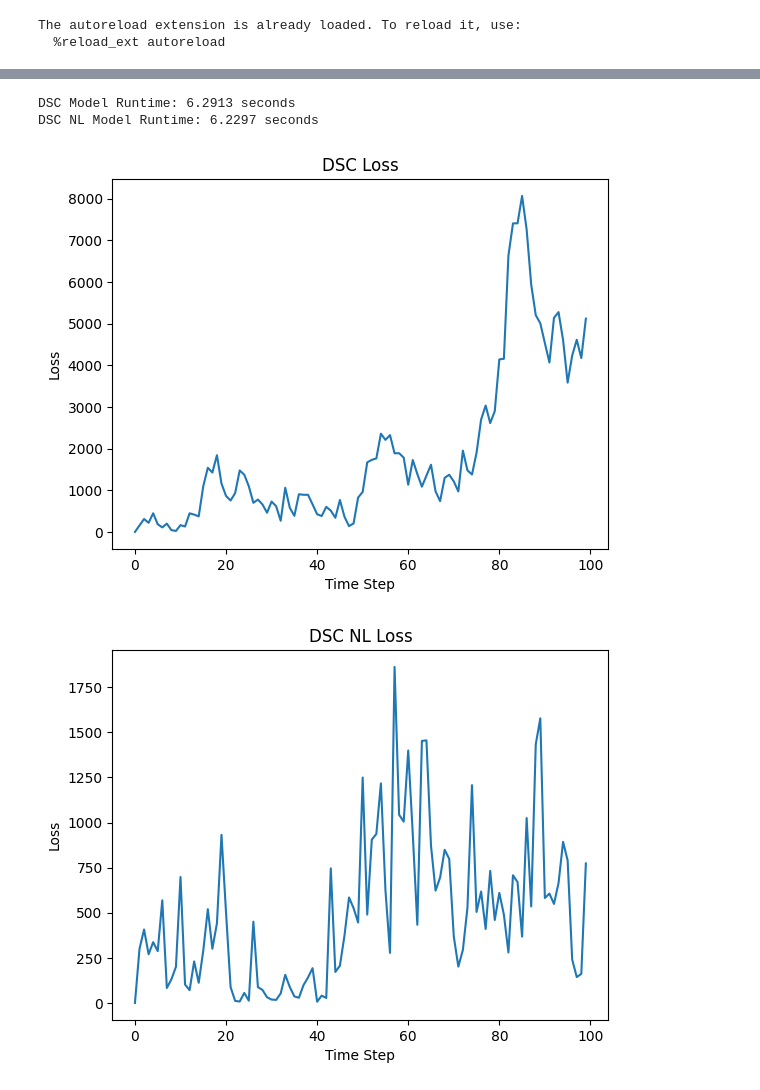
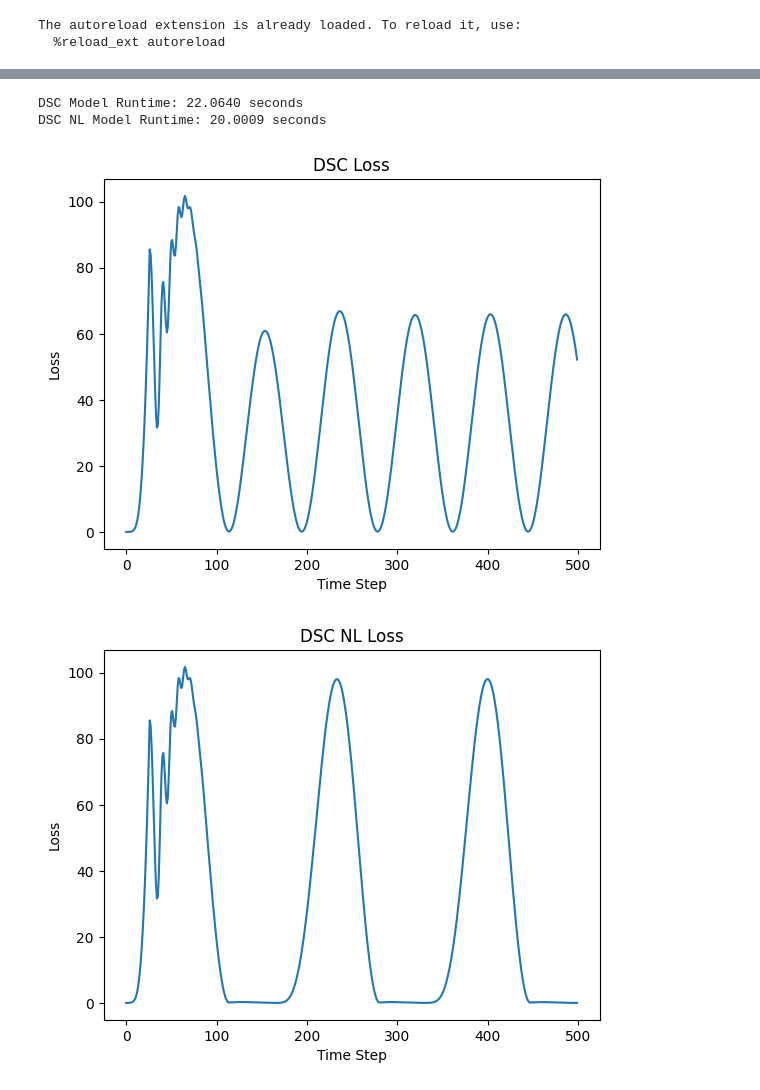
Before and after one commit to Sof0-0/spectral_control, a Jupyter notebook: tests_po.ipynb, the cells around one changed output, grey strips where cells are left out. Saved outputs shown, nothing was run; the diff lists cells and outputs as text; code cells hidden in the pictures.

```diff
--- a/tests_po.ipynb
+++ b/tests_po.ipynb
@@ -28,7 +29,7 @@ if torch.cuda.is_available():
 # LQG PO Experiments
 
 # Define system parameters
-d, n = 10, 4  # Example dimensions
+d, n = 1, 1  # Example dimensions
 A = make_diagonalizable_matrix(d)
 C = make_diagonalizable_matrix(d)
 B = np.random.randn(d, n)
@@ -193,62 +200,45 @@ Error:
 # DSC PO Experiments
 
 # Define system parameters
-d, n = 10, 4  # Example dimensions
+d, n = 1, 1  # Example dimensions
 
 
 
 # PARAMETERS
 h = 5         # Number of eigenpairs
 H = h
 m = 10      # order of log T (for the new Hankel Matrix) (only way I can achieve "going down" if this is large
 M = m
-gamma = 0.1 # should be very small (less than 2/3 for marginally stable systems) (check 0.2) for the GPC to be smoother
+gamma = 0.0001 # should be very small (less than 2/3 for marginally stable systems) (check 0.2) for the GPC to be smoother
 eta =  0.001  # Step size
-T = 100
+T = 500
 
 
-dsc_po = DSC_PO(A, B, C, Q, R, h, H, gamma, eta, T, name="DSC", nl=False)
-dsc_po_nl = DSC_PO(A, B, C, Q, R, h, H, gamma, eta, T, name="DSC", nl=True)
+dsc_po = DSC_New(A, B, C, Q, R, h, H, gamma, eta, T, name="DSC", nl=False)
+dsc_po_nl = DSC_New(A, B, C, Q, R, h, H, gamma, eta, T, name="DSC", nl=True)
 # dsc_po_stu = DSC_PO_STU(A, B, C, Q, R, h, H, gamma, eta, T, name="DSC", nl=False)
 
 
 # DSC
 start_time = time.time()
 dsc_po.run()
 end_time = time.time()
 print(f"DSC Model Runtime: {end_time - start_time:.4f} seconds")
 
 start_time = time.time()
 dsc_po_nl.run()
 end_time = time.time()
 print(f"DSC NL Model Runtime: {end_time - start_time:.4f} seconds")
 
-# start_time = time.time()
-# dsc_po_stu.run()
-# end_time = time.time()
-# print(f"DSC STU Model Runtime: {end_time - start_time:.4f} seconds")
-
-
-# # OSC_NL
-# start_time = time.time()
-# osc_nl.run()
-# end_time = time.time()
-# print(f"OSC NL Model Runtime: {end_time - start_time:.4f} seconds")
-
-# OSC_w_STU
-# start_time = time.time()
-# osc_wstu.run()
-# end_time = time.time()
-# print(f"OSC_w_STU Model Runtime: {end_time - start_time:.4f} seconds")
 
 plot_loss(dsc_po, "DSC Loss")
 plot_loss(dsc_po_nl, "DSC NL Loss")
 # plot_loss(dsc_po_stu, "DSC STU Loss")
 # plot_loss(dosc_po_old, "DOSC Old Loss")
 # plot_loss(osc_nl, "OSC NL Loss")
 # plot_loss(osc_wstu, "OSC STU Loss")
 # %% [output]
-DSC Model Runtime: 6.2913 seconds
-DSC NL Model Runtime: 6.2297 seconds
+DSC Model Runtime: 22.0640 seconds
+DSC NL Model Runtime: 20.0009 seconds
-[figure, old version]
+[figure, new version]
-[figure, old version]
+[figure, new version]
```
Also changed, not shown: parts of 17 cells of this notebook, 15 other files.
